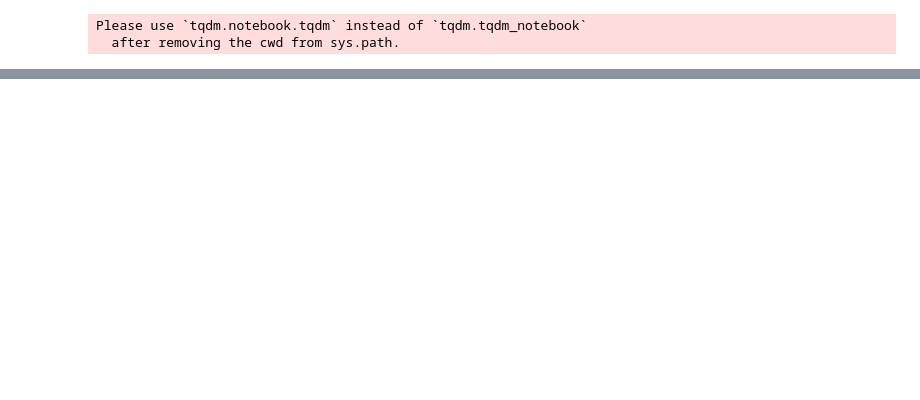
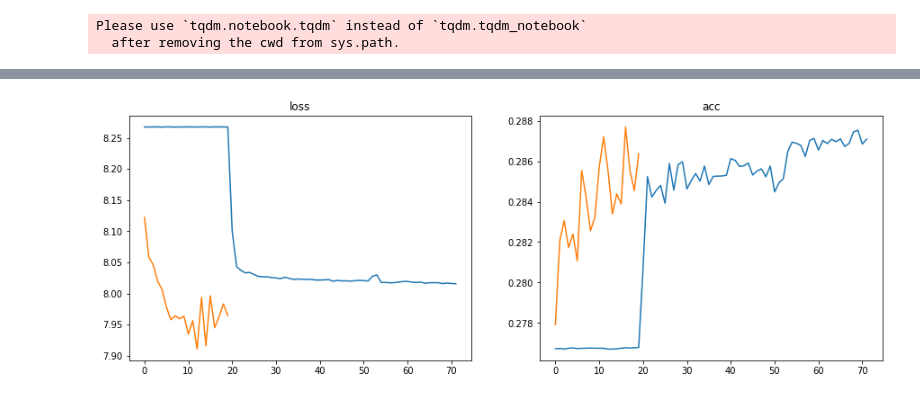
Before and after one commit to sdash-usfca/Grapheme-Classification, a Jupyter notebook: ResNet.ipynb, the cells around one changed output, grey strips where cells are left out. Drawn from its saved outputs; the diff is of its cells as text; code cells hidden in the pictures; blank space fills up the shorter version.

Commit message:
Resnet50 model including train validation split

```diff
--- a/ResNet.ipynb
+++ b/ResNet.ipynb
@@ -136,10 +136,13 @@ class ResNet34(nn.Module):
         )
 
         self.avgpool = nn.AvgPool2d(2)
+
+        # grapheme_root
+        self.fc1 = nn.Linear(512,168)
+
         # vowel_diacritic
-        self.fc1 = nn.Linear(512,11)
-        # grapheme_root
-        self.fc2 = nn.Linear(512,168)
+        self.fc2 = nn.Linear(512,11)
+
         # consonant_diacritic
         self.fc3 = nn.Linear(512,7)
 
@@ -157,7 +160,7 @@ class ResNet34(nn.Module):
         return x1,x2,x3
 # %%
 resnet_34 = ResNet34().to(device)
-optimizer = torch.optim.Adam(resnet_34.parameters(), lr=4e-4)
-#optimizer = torch.optim.SGD(resnet_34.parameters(), lr=4e-4)
+#optimizer = torch.optim.Adam(resnet_34.parameters(), lr=0.00146)
+optimizer = torch.optim.SGD(resnet_34.parameters(), lr=4e-4)
 criterion = nn.CrossEntropyLoss()
 scheduler = torch.optim.lr_scheduler.StepLR(optimizer, step_size=7, gamma=0.1)
@@ -267,7 +307,11 @@ resnet_34.load_state_dict(best_model_wts)
 # %%
-import matplotlib.pyplot as plt
-fig,ax = plt.subplots(1,2,figsize=(15,5))
-ax[0].plot(losses)
-ax[0].set_title('loss')
-ax[1].plot(accs)
-ax[1].set_title('acc')
+def plot_acc_loss(train_acc, train_loss, valid_acc, valid_loss):
+    fig,ax = plt.subplots(1,2,figsize=(15,5))
+    ax[0].plot(train_loss)
+    ax[0].plot(valid_loss)
+    ax[0].set_title('loss')
+    ax[1].plot(train_acc)
+    ax[1].plot(valid_acc)
+    ax[1].set_title('acc')
+# %%
+train_acc, train_loss, valid_acc, valid_loss = train(resnet_34, optimizer, criterion, scheduler, epochs=20)
@@ -273,0 +341,4 @@ ax[1].set_title('acc')
+# %%
+plot_acc_loss(train_acc, train_loss, valid_acc, valid_loss)
+# %% [output]
+[figure, added]
```
Also changed, not shown: parts of 5 cells of this notebook.
